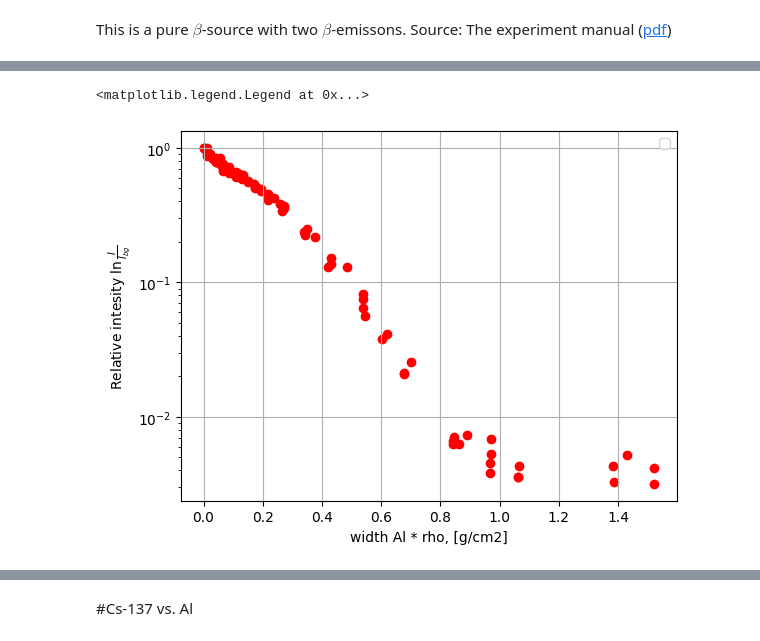
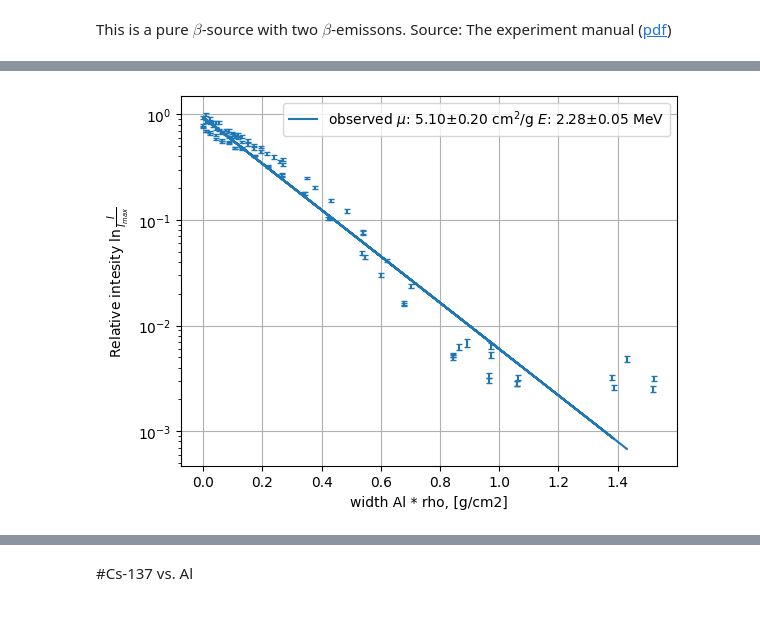
Before and after one commit to evgeny-kolonsky/Lab4, a Jupyter notebook: NU/Attenuation_model.ipynb, the cells around one changed output, grey strips where cells are left out. Saved outputs shown, nothing was run; the diff lists cells and outputs as text; code cells hidden in the pictures.

```diff
--- a/NU/Attenuation_model.ipynb
+++ b/NU/Attenuation_model.ipynb
@@ -521,40 +638,43 @@ material = 'Al'
 depth_max = 0.4 #cm
 rho = 2.7 # g/cm3
 
-weight1 = 0.5
-weight2 = 1 - weight1
-I0_beta  = beta_spectrum(0.546) * weight1 + beta_spectrum(2.280) * weight2
+URL = 'https://raw.githubusercontent.com/tphlabs/data/main/Lab4_Nuclear/2023_12_26/'
+
+d, counts, time = np.array([]), np.array([]), np.array([])
+for num in [4, 5, 6, 3]:
+  filename = f'{URL}sr-90-{num}.txt'
+  d_, counts_, time_ = np.genfromtxt(filename, unpack=True)
+  d = np.append(d, d_)
+  counts = np.append(counts, counts_)
+  time = np.append(time, time_)
 
 
-mu_spectrum_beta = mu_interpolate(Espace, material=material, rays='beta')
+d = d * 1e-1 # mm -> cm
+delta = 1/np.sqrt(counts) # relative error
+I = counts / time
+I_rel = I / np.max(I) # relative
+I_err = delta * I_rel
 
-total_beta = np.array([])
-depths = np.linspace(0, depth_max, 100)
-for depth in depths:
-  s = np.sum(I0_beta * np.exp(- mu_spectrum_beta * depth * rho) )
-  total_beta = np.append(total_beta, s )
+d_rho = d * RHO['Al']
 
-total_beta /= np.max(total_beta)
+plt.errorbar(d_rho, I_rel, capsize=2, yerr=I_err, linestyle='')
 
-#plt.plot(depths * rho, total_beta , label='Expected beta')
+WIDTH = 1.5 # g/cm2
+condition = d_rho <= WIDTH # exponential decay part
+mu_rho, mu_rho_err, fit = get_murho(condition, d_rho, I_rel)
+energy_interval = energy_interpolate([mu_rho-mu_rho_err, mu_rho+mu_rho_err], 'Al', 'beta')
+energy = np.mean(energy_interval)
+energy_err = np.abs(energy_interval[0] - energy_interval[1])/2
+mu_txt = f'$\mu$: {mu_rho:.2f}±{mu_rho_err:.2f} cm$^2$/g'
+en_txt = f'$E$: {energy:.2f}±{energy_err:.2f} MeV'
+plt.plot(d_rho[condition], np.exp(fit.intercept + fit.slope * d_rho[condition]),
+          color=plt.gca().lines[-1].get_color(), # get last color
+          label=fr'observed {mu_txt} {en_txt}')
 
-URL = 'https://raw.githubusercontent.com/tphlabs/data/main/Lab4_Nuclear/2023_12_26/'
-for num in [4, 5, 6, 3]:
-  filename = f'sr-90-{num}.txt'
-  data = np.genfromtxt(URL + filename)
-  d, counts, time = data.T
-  d = d /10 # mm -> cm
-  delta = 1/np.sqrt(counts) # relative error
-  I = counts / time
-  I_rel = I / np.max(I) # relative intensity
-  I_err = delta * I_rel
-  log_I_rel = I_err / I_rel # error of log
-
-  plt.scatter(d * rho, I_rel, color='red')
 
 plt.yscale('log')
 plt.xlabel('width Al * rho, [g/cm2]')
-plt.ylabel(r'Relative intesity $\ln \frac{I}{I_{bg}}$')
+plt.ylabel(r'Relative intesity $\ln \frac{I}{I_{max}}$')
 plt.grid()
 plt.legend()
 # %% [output]
@@ -562,2 +682 @@ WARNING:matplotlib.legend:No artists with labels found to put in legend.  Note t
-<matplotlib.legend.Legend at 0x...>
-[figure, old version]
+[figure, new version]
```
Also changed, not shown: parts of 18 cells of this notebook.
